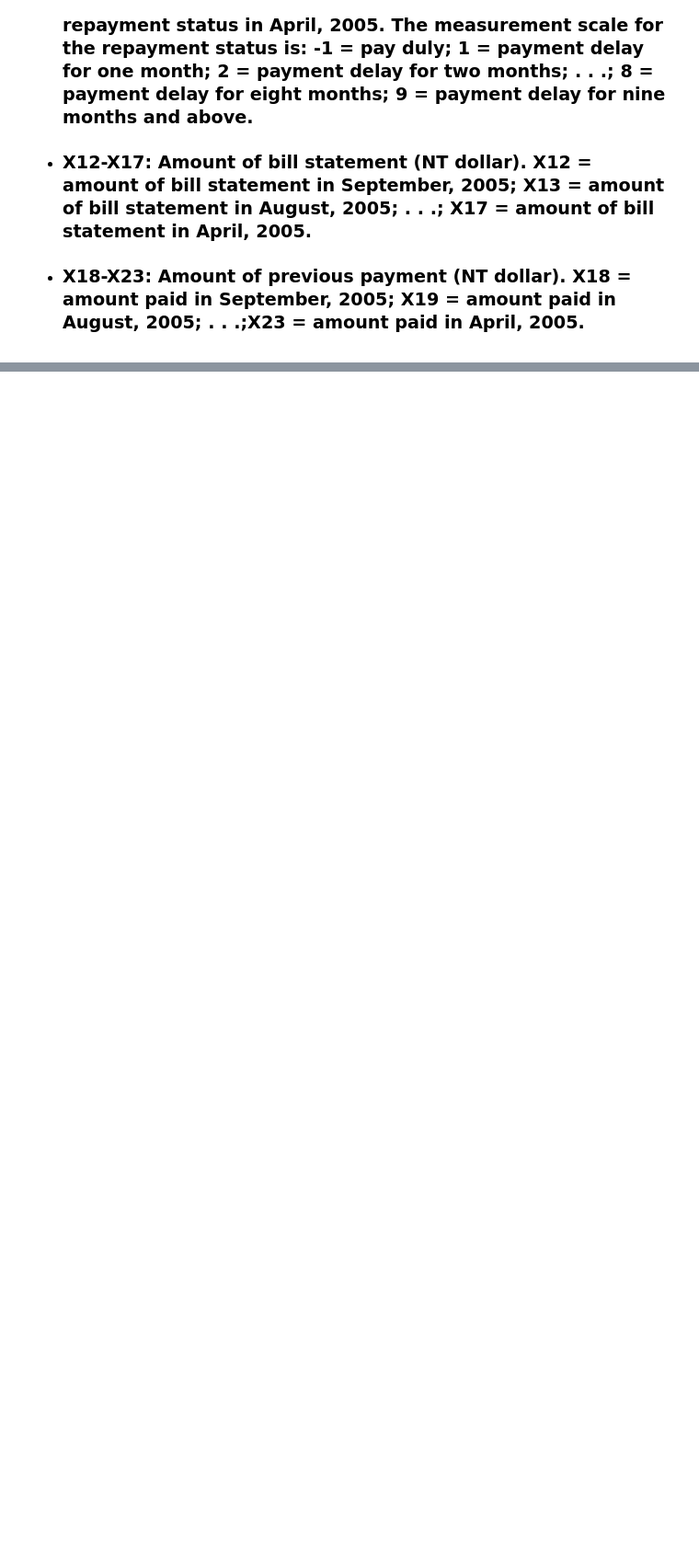
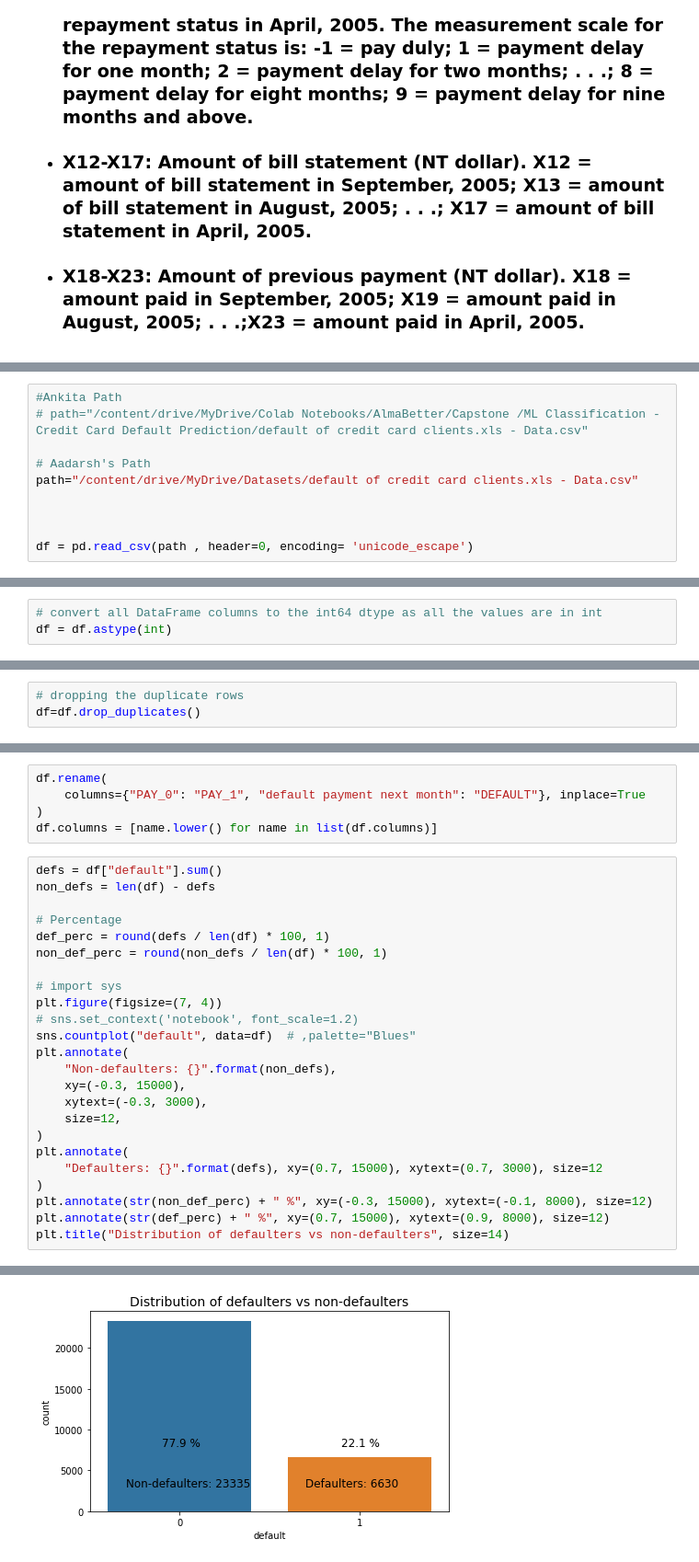
Before and after one commit to ankita-hanamshet/Credit-Card-Default-Prediction, a Jupyter notebook: Credit_Card_Default_Prediction.ipynb, the cells around one changed output, grey strips where cells are left out. Shown at 92% size. Cells and saved outputs as stored; diff of their text form; blank space fills up the shorter version.

```diff
--- a/Credit_Card_Default_Prediction.ipynb
+++ b/Credit_Card_Default_Prediction.ipynb
@@ -34,0 +57,10 @@
+# %%
+#Ankita Path
+# path="/content/drive/MyDrive/Colab Notebooks/AlmaBetter/Capstone /ML Classification - Credit Card Default Prediction/default of credit card clients.xls - Data.csv"
+
+# Aadarsh's Path
+path="/content/drive/MyDrive/Datasets/default of credit card clients.xls - Data.csv"
+
+
+
+df = pd.read_csv(path , header=0, encoding= 'unicode_escape')
@@ -34,0 +116,3 @@
+# %%
+# convert all DataFrame columns to the int64 dtype as all the values are in int
+df = df.astype(int)
@@ -34,0 +185,3 @@
+# %%
+# dropping the duplicate rows
+df=df.drop_duplicates()
@@ -34,0 +207,30 @@
+# %%
+df.rename(
+    columns={"PAY_0": "PAY_1", "default payment next month": "DEFAULT"}, inplace=True
+)
+df.columns = [name.lower() for name in list(df.columns)]
+# %%
+defs = df["default"].sum()
+non_defs = len(df) - defs
+
+# Percentage
+def_perc = round(defs / len(df) * 100, 1)
+non_def_perc = round(non_defs / len(df) * 100, 1)
+
+# import sys
+plt.figure(figsize=(7, 4))
+# sns.set_context('notebook', font_scale=1.2)
+sns.countplot("default", data=df)  # ,palette="Blues"
+plt.annotate(
+    "Non-defaulters: {}".format(non_defs),
+    xy=(-0.3, 15000),
+    xytext=(-0.3, 3000),
+    size=12,
+)
+plt.annotate(
+    "Defaulters: {}".format(defs), xy=(0.7, 15000), xytext=(0.7, 3000), size=12
+)
+plt.annotate(str(non_def_perc) + " %", xy=(-0.3, 15000), xytext=(-0.1, 8000), size=12)
+plt.annotate(str(def_perc) + " %", xy=(0.7, 15000), xytext=(0.9, 8000), size=12)
+plt.title("Distribution of defaulters vs non-defaulters", size=14)
+# %% [output]
@@ -34,0 +238 @@
+[figure, added]
```
Also changed, not shown: parts of 20 cells of this notebook.
